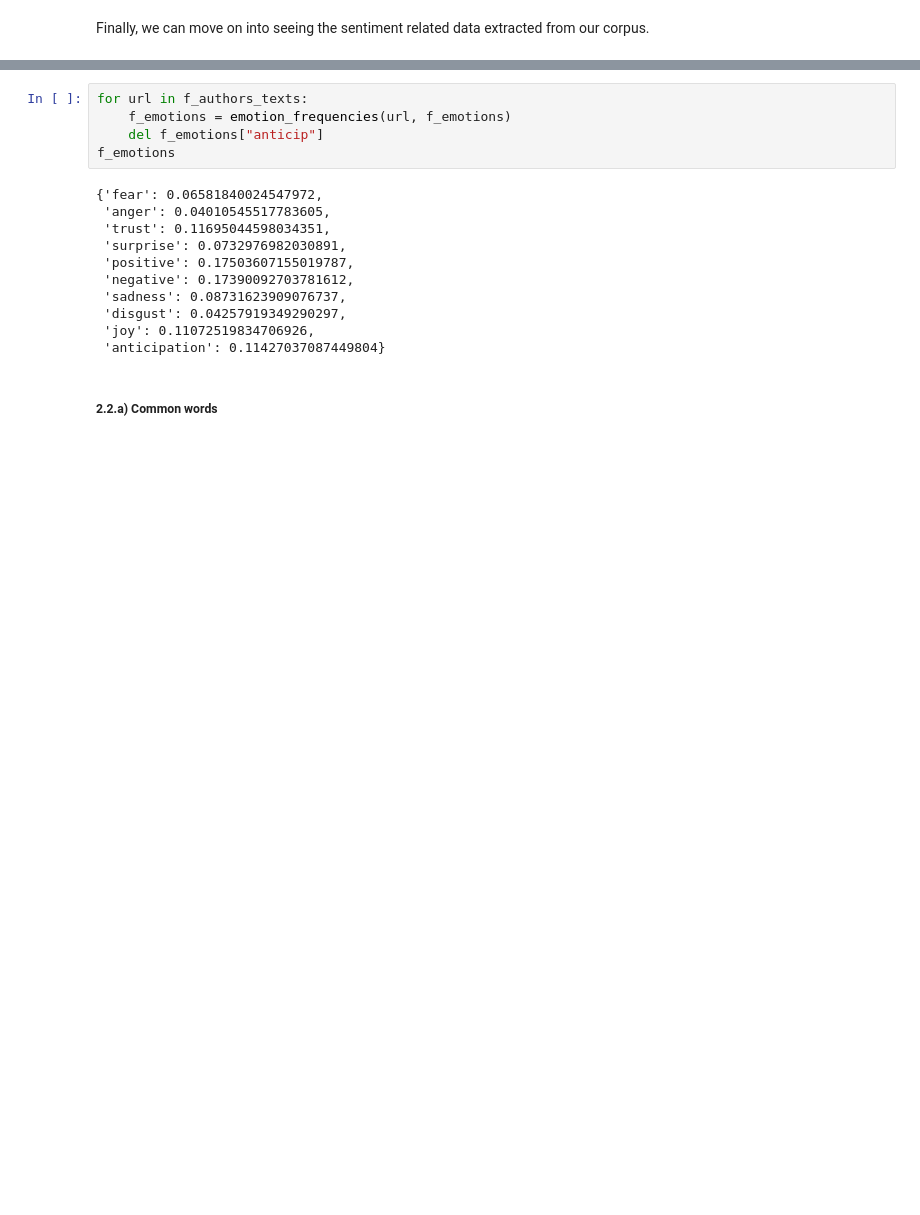
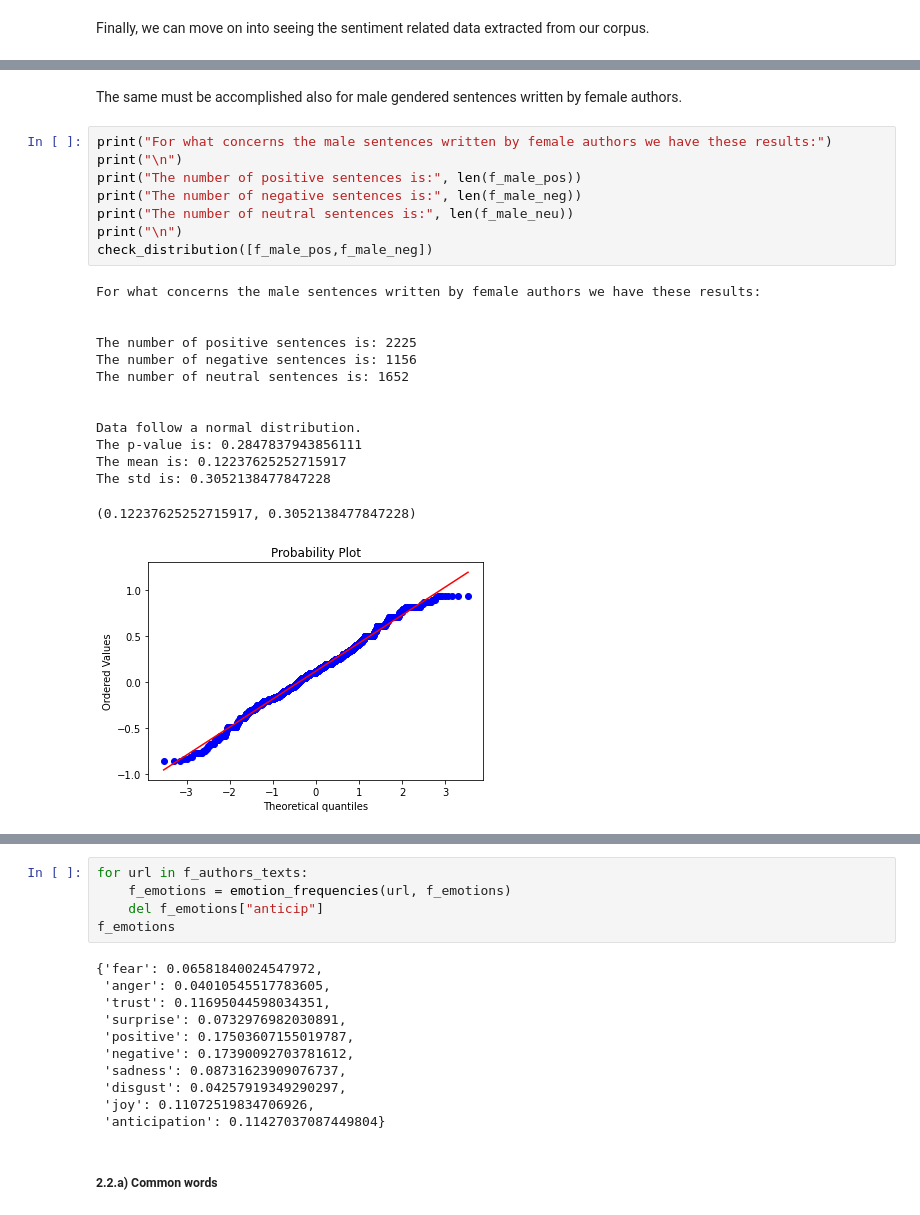
Before and after one commit to gobbykid/corpora_analytics, a Jupyter notebook: analytics.ipynb, the cells around one changed output, grey strips where cells are left out. Saved outputs shown, nothing was run; the diff lists cells and outputs as text; blank space fills up the shorter version.

```diff
--- a/analytics.ipynb
+++ b/analytics.ipynb
@@ -384,0 +447,25 @@ The overall mean of polarity score in the 1236 positive and negative sentences a
+# %% [markdown]
+The same must be accomplished also for male gendered sentences written by female authors.
+# %%
+print("For what concerns the male sentences written by female authors we have these results:")
+print("\n")
+print("The number of positive sentences is:", len(f_male_pos))
+print("The number of negative sentences is:", len(f_male_neg))
+print("The number of neutral sentences is:", len(f_male_neu))
+print("\n")
+check_distribution([f_male_pos,f_male_neg])
+# %% [output]
+For what concerns the male sentences written by female authors we have these results:
+
+
+The number of positive sentences is: 2225
+The number of negative sentences is: 1156
+The number of neutral sentences is: 1652
+
+
+Data follow a normal distribution.
+The p-value is: 0.2847837943856111
+The mean is: 0.12237625252715917
+The std is: 0.3052138477847228
+(0.12237625252715917, 0.3052138477847228)
+[figure, added]
```
Also changed, not shown: parts of 30 cells of this notebook, 10 other files.
